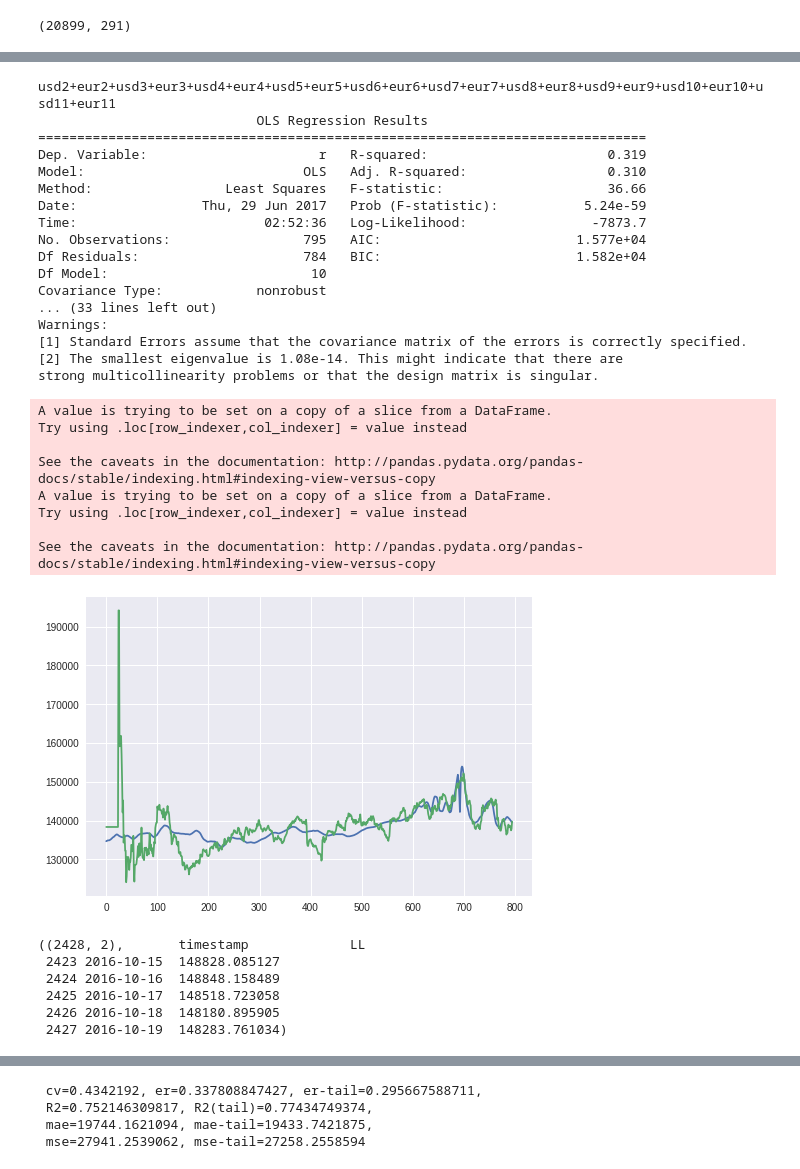
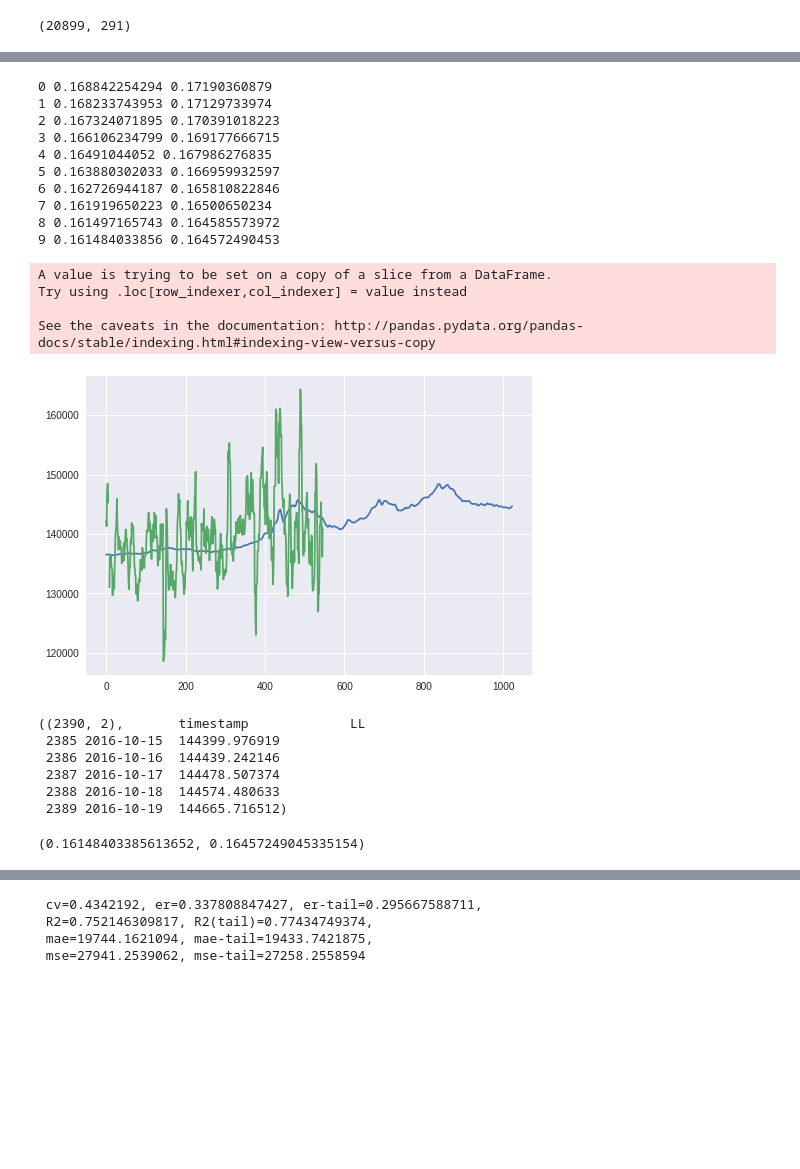
Before and after one commit to SorokinV/Kaggle-2017-SberBank, a Jupyter notebook: Jupiter/sb-v01-head-01-rmse-03-multi.ipynb, the cells around one changed output, grey strips where cells are left out. Saved outputs shown, nothing was run; the diff lists cells and outputs as text; code cells hidden in the pictures; blank space fills up the shorter version.

```diff
--- a/Jupiter/sb-v01-head-01-rmse-03-multi.ipynb
+++ b/Jupiter/sb-v01-head-01-rmse-03-multi.ipynb
@@ -243,6 +243,12 @@ testUsdEur  = pd.merge(ttest [['timestamp','full0','life0']],nmacro[['timestamp'
 
 trainUsdEur['usdm2full'] = trainUsdEur.price_doc/(trainUsdEur.usdrub*trainUsdEur.full0)
 trainUsdEur['usdm2life'] = trainUsdEur.price_doc/(trainUsdEur.usdrub*trainUsdEur.life0)
+
+ttrain['usdrub']=trainUsdEur.usdrub;
+ttrain['eurrub']=trainUsdEur.eurrub;
+
+ttest ['usdrub']=testUsdEur.usdrub;
+ttest ['eurrub']=testUsdEur.eurrub;
 
 if False :
     ttrain['usd']=ttrain.price_doc/ttrain.usdrub;
@@ -300,4 +306,4 @@ ttrain.head()
 # %%
 # clearning small price
-ttrain = ttrain[ttrain.r>=15000]
+ttrain = ttrain[ttrain.r>=5000]
 # %%
@@ -331,64 +342,60 @@ rue_data = rue_data.dropna()
 # %%
 import statsmodels.formula.api as smf
 import statsmodels.tsa.api as smt
 import statsmodels.api as sm
 from statsmodels.iolib.table import SimpleTable
 
-rue2014 = rue_data[rue_data.index>='2013']
 
-rue_f = '+'.join(['usd'+str(i)+'+eur'+str(i) for i in range(2,poly)])
+rue_f = '+'+'+'.join(['usd'+str(i)+'+eur'+str(i) for i in range(2,poly)]) if poly>2 else ''
 print(rue_f)
-rue = sm.OLS.from_formula("r ~ usd+eur+"+rue_f, data=rue2014)
-#rue = sm.OLS.from_formula("r ~ usd+eur", data=rue2014)
-rue_m  = rue.fit()
-print rue_m.summary()
+for i in range(0,10) :
+    rue_data = rue_rue(macro,ttrain,roll,roll1,i) #shiftUE)
+    rue2014 = rue_data[rue_data.index.year>=2014]
+    rue = sm.OLS.from_formula("r ~ usd+eur"+rue_f, data=rue2014)
+    #rue = sm.OLS.from_formula("r ~ usd+eur", data=rue2014)
+    rue_m  = rue.fit()
+    print i,rue_m.rsquared_adj, rue_m.rsquared
+#print rue_m.summary()
 
 rue = macro[['usdrub','eurrub']]; rue.columns=['usd','eur']
 
 rue.usd = rue.usd.rolling(roll).mean().dropna().shift(shiftUE)
 rue.eur = rue.eur.rolling(roll).mean().dropna().shift(shiftUE)
 for i in range(2,poly) :
     rue['usd'+str(i)] = rue.usd**i
     rue['eur'+str(i)] = rue.eur**i
 xLL = pd.DataFrame(rue_m.predict(rue),columns=['LL'])
 rue2014['LL'] = xLL.LL
 xLL = xLL.dropna().reset_index()
 plt.plot(rue2014['LL'].ravel()); plt.plot(rue2014['r'].ravel());
 plt.show()
 xLL.shape, xLL.tail()
 # %% [output]
-usd2+eur2+usd3+eur3+usd4+eur4+usd5+eur5+usd6+eur6+usd7+eur7+usd8+eur8+usd9+eur9+usd10+eur10+usd11+eur11
-                            OLS Regression Results
-==============================================================================
-Dep. Variable:                      r   R-squared:                       0.319
-Model:                            OLS   Adj. R-squared:                  0.310
-Method:                 Least Squares   F-statistic:                     36.66
-Date:                Thu, 29 Jun 2017   Prob (F-statistic):           5.24e-59
-Time:                        02:52:36   Log-Likelihood:                -7873.7
-No. Observations:                 795   AIC:                         1.577e+04
-Df Residuals:                     784   BIC:                         1.582e+04
-Df Model:                          10
-Covariance Type:            nonrobust
-... (33 lines left out)
-Warnings:
-[1] Standard Errors assume that the covariance matrix of the errors is correctly specified.
-[2] The smallest eigenvalue is 1.08e-14. This might indicate that there are
-strong multicollinearity problems or that the design matrix is singular.
+0 0.168842254294 0.17190360879
+1 0.168233743953 0.17129733974
+2 0.167324071895 0.170391018223
+3 0.166106234799 0.169177666715
+4 0.16491044052 0.167986276835
+5 0.163880302033 0.166959932597
+6 0.162726944187 0.165810822846
+7 0.161919650223 0.16500650234
+8 0.161497165743 0.164585573972
+9 0.161484033856 0.164572490453
 A value is trying to be set on a copy of a slice from a DataFrame.
 Try using .loc[row_indexer,col_indexer] = value instead
 
 See the caveats in the documentation: http://pandas.pydata.org/pandas-docs/stable/indexing.html#indexing-view-versus-copy
-A value is trying to be set on a copy of a slice from a DataFrame.
-Try using .loc[row_indexer,col_indexer] = value instead
-
-See the caveats in the documentation: http://pandas.pydata.org/pandas-docs/stable/indexing.html#indexing-view-versus-copy
-[figure, old version]
+[figure, new version]
-((2428, 2),       timestamp             LL
- 2423 2016-10-15  148828.085127
- 2424 2016-10-16  148848.158489
- 2425 2016-10-17  148518.723058
- 2426 2016-10-18  148180.895905
- 2427 2016-10-19  148283.761034)
+((2390, 2),       timestamp             LL
+ 2385 2016-10-15  144399.976919
+ 2386 2016-10-16  144439.242146
+ 2387 2016-10-17  144478.507374
+ 2388 2016-10-18  144574.480633
+ 2389 2016-10-19  144665.716512)
+# %%
+rue_m.rsquared_adj, rue_m.rsquared
+# %% [output]
+(0.16148403385613652, 0.16457249045335154)
 # %%
 # Начинаем строить модель по остаткам train данных
 # %%
```
Also changed, not shown: parts of 13 cells of this notebook, 1 other file.
